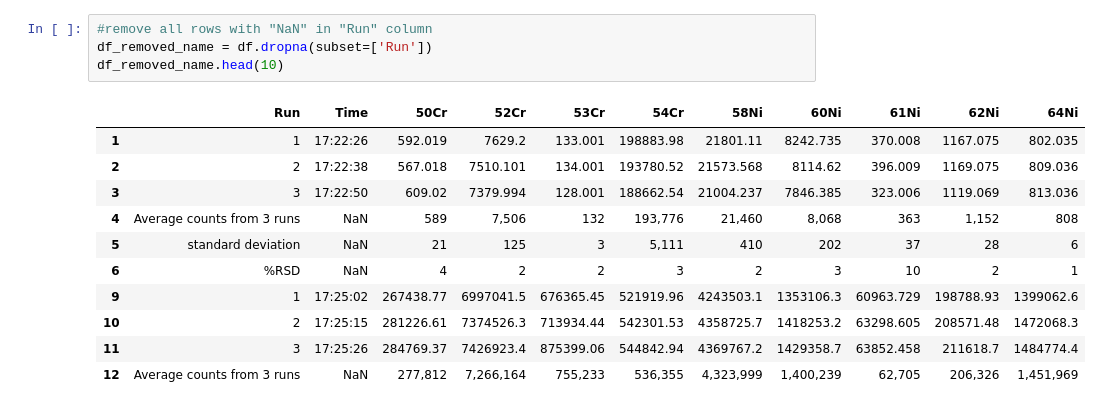
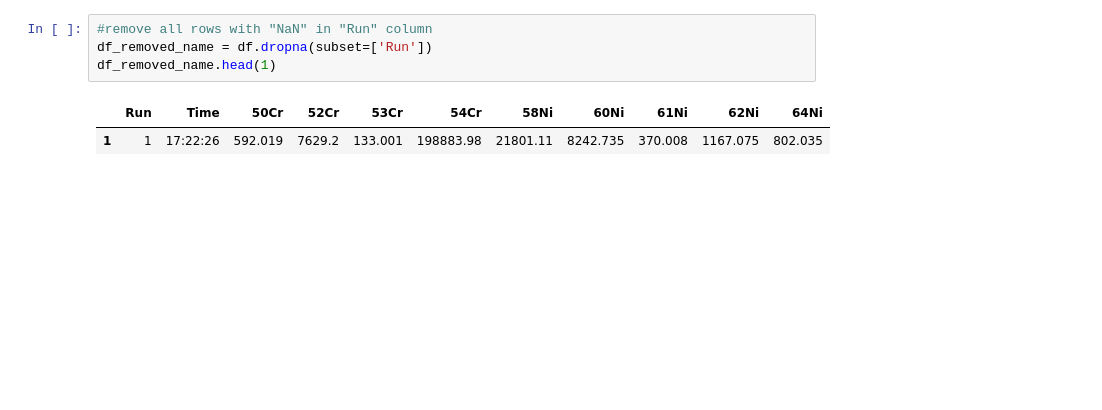
Before and after one commit to HemingYHM/ICPMS, a Jupyter notebook: utils.ipynb, the cells around one changed output. Cells and saved outputs as stored; diff of their text form; blank space fills up the shorter version.

```diff
--- a/utils.ipynb
+++ b/utils.ipynb
@@ -62,16 +34,7 @@ sampleDict.get('.1 ppm NiCr    4/24/2023 5:24:50 PM')
 # %%
 #remove all rows with "NaN" in "Run" column
 df_removed_name = df.dropna(subset=['Run'])
-df_removed_name.head(10)
+df_removed_name.head(1)
 # %% [output]
 |  | Run | Time | 50Cr | 52Cr | 53Cr | 54Cr | 58Ni | 60Ni | 61Ni | 62Ni | 64Ni |
 | 1 | 1 | 17:22:26 | 592.019 | 7629.2 | 133.001 | 198883.98 | 21801.11 | 8242.735 | 370.008 | 1167.075 | 802.035 |
-| 2 | 2 | 17:22:38 | 567.018 | 7510.101 | 134.001 | 193780.52 | 21573.568 | 8114.62 | 396.009 | 1169.075 | 809.036 |
-| 3 | 3 | 17:22:50 | 609.02 | 7379.994 | 128.001 | 188662.54 | 21004.237 | 7846.385 | 323.006 | 1119.069 | 813.036 |
-| 4 | Average counts from 3 runs | NaN | 589 | 7,506 | 132 | 193,776 | 21,460 | 8,068 | 363 | 1,152 | 808 |
-| 5 | standard deviation | NaN | 21 | 125 | 3 | 5,111 | 410 | 202 | 37 | 28 | 6 |
-| 6 | %RSD | NaN | 4 | 2 | 2 | 3 | 2 | 3 | 10 | 2 | 1 |
-| 9 | 1 | 17:25:02 | 267438.77 | 6997041.5 | 676365.45 | 521919.96 | 4243503.1 | 1353106.3 | 60963.729 | 198788.93 | 1399062.6 |
-| 10 | 2 | 17:25:15 | 281226.61 | 7374526.3 | 713934.44 | 542301.53 | 4358725.7 | 1418253.2 | 63298.605 | 208571.48 | 1472068.3 |
-| 11 | 3 | 17:25:26 | 284769.37 | 7426923.4 | 875399.06 | 544842.94 | 4369767.2 | 1429358.7 | 63852.458 | 211618.7 | 1484774.4 |
-| 12 | Average counts from 3 runs | NaN | 277,812 | 7,266,164 | 755,233 | 536,355 | 4,323,999 | 1,400,239 | 62,705 | 206,326 | 1,451,969 |
```
Also changed, not shown: parts of 14 cells of this notebook, 5 other files.
